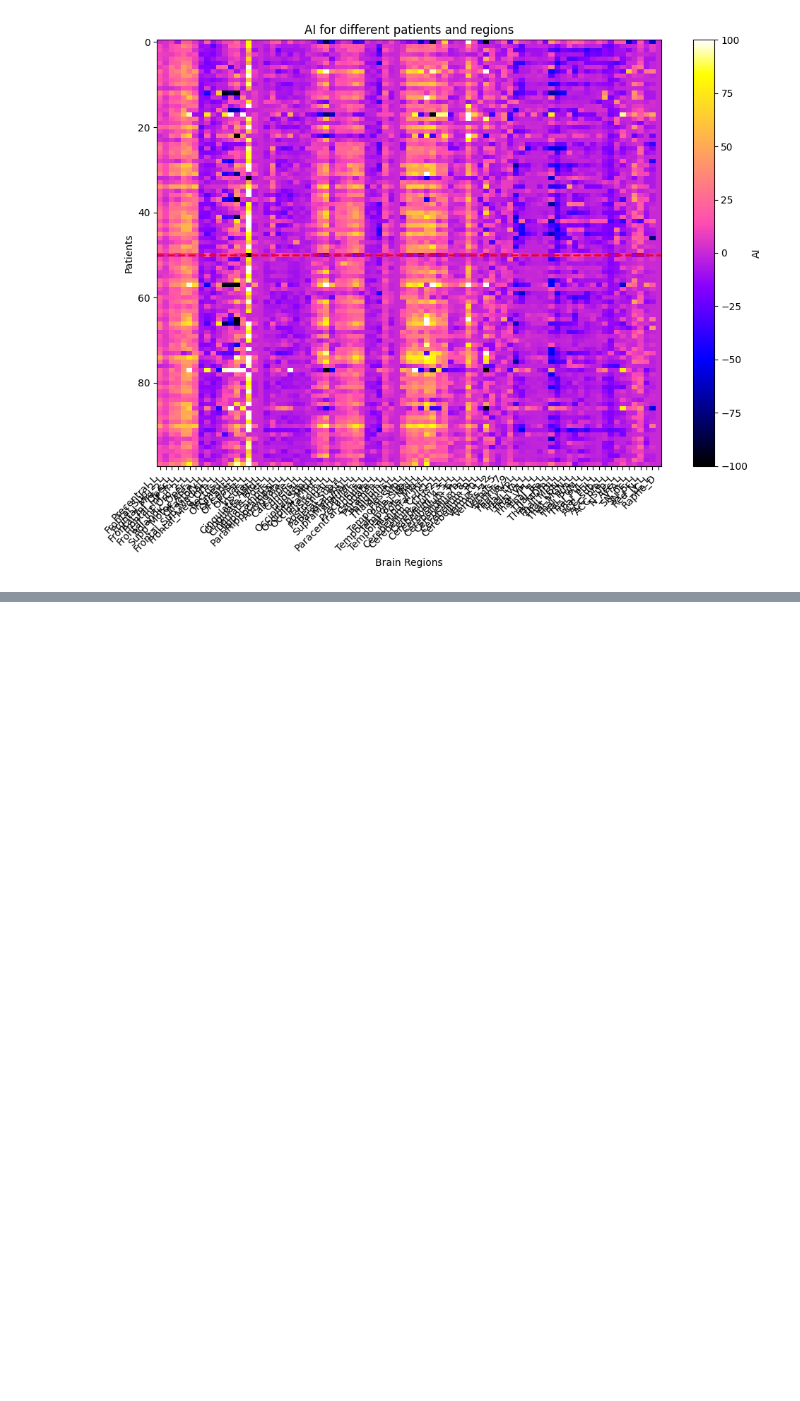
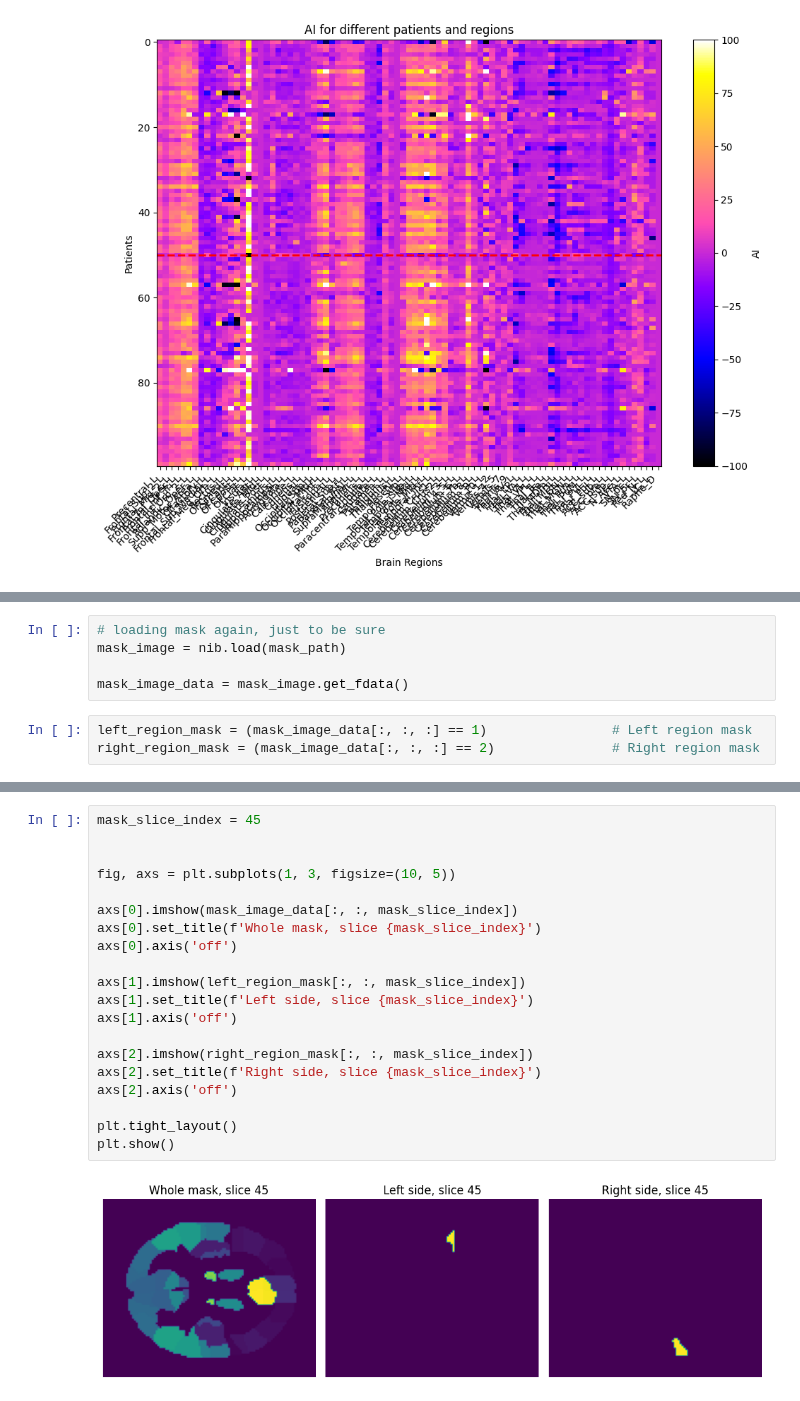
Before and after one commit to Crtox/asymmetryAD, a Jupyter notebook: main.ipynb, the cells around one changed output, grey strips where cells are left out. Cells and saved outputs as stored; diff of their text form; blank space fills up the shorter version.

```diff
--- a/main.ipynb
+++ b/main.ipynb
@@ -319,0 +326,8 @@ plt.show()
+# %%
+# loading mask again, just to be sure
+mask_image = nib.load(mask_path)
+
+mask_image_data = mask_image.get_fdata()
+# %%
+left_region_mask = (mask_image_data[:, :, :] == 1)                # Left region mask
+right_region_mask = (mask_image_data[:, :, :] == 2)               # Right region mask
@@ -319,0 +350,22 @@ plt.show()
+# %%
+mask_slice_index = 45
+
+
+fig, axs = plt.subplots(1, 3, figsize=(10, 5))
+
+axs[0].imshow(mask_image_data[:, :, mask_slice_index])
+axs[0].set_title(f'Whole mask, slice {mask_slice_index}')
+axs[0].axis('off')
+
+axs[1].imshow(left_region_mask[:, :, mask_slice_index])
+axs[1].set_title(f'Left side, slice {mask_slice_index}')
+axs[1].axis('off')
+
+axs[2].imshow(right_region_mask[:, :, mask_slice_index])
+axs[2].set_title(f'Right side, slice {mask_slice_index}')
+axs[2].axis('off')
+
+plt.tight_layout()
+plt.show()
+# %% [output]
+[figure, added]
```
Also changed, not shown: parts of 15 cells of this notebook.
